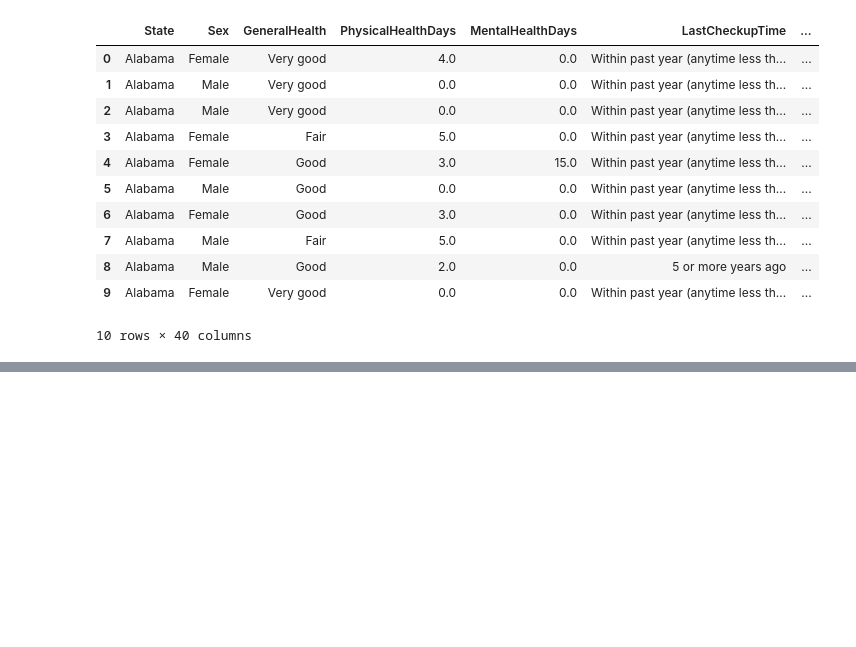
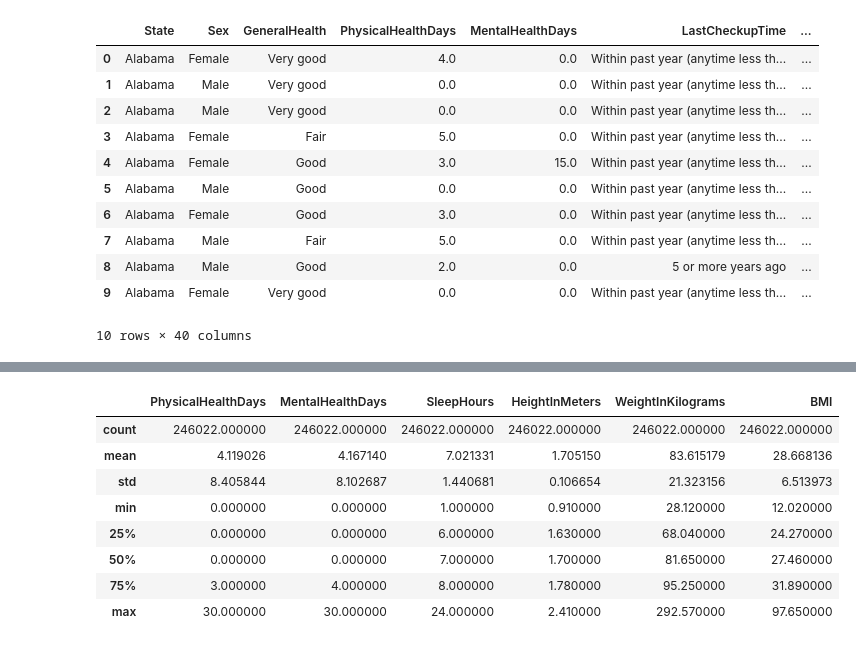
Before and after one commit to TromboneDavies/DataEngGroup8, a Jupyter notebook: HeartAttacks.ipynb, the cells around one changed output, grey strips where cells are left out. Cells and saved outputs as stored; diff of their text form; code cells hidden in the pictures; blank space fills up the shorter version.

```diff
--- a/HeartAttacks.ipynb
+++ b/HeartAttacks.ipynb
@@ -45,0 +82,12 @@ df.head(10)
+# %%
+df.describe()
+# %% [output]
+|  | PhysicalHealthDays | MentalHealthDays | SleepHours | HeightInMeters | WeightInKilograms | BMI |
+| count | 246022.000000 | 246022.000000 | 246022.000000 | 246022.000000 | 246022.000000 | 246022.000000 |
+| mean | 4.119026 | 4.167140 | 7.021331 | 1.705150 | 83.615179 | 28.668136 |
+| std | 8.405844 | 8.102687 | 1.440681 | 0.106654 | 21.323156 | 6.513973 |
+| min | 0.000000 | 0.000000 | 1.000000 | 0.910000 | 28.120000 | 12.020000 |
+| 25% | 0.000000 | 0.000000 | 6.000000 | 1.630000 | 68.040000 | 24.270000 |
+| 50% | 0.000000 | 0.000000 | 7.000000 | 1.700000 | 81.650000 | 27.460000 |
+| 75% | 3.000000 | 4.000000 | 8.000000 | 1.780000 | 95.250000 | 31.890000 |
+| max | 30.000000 | 30.000000 | 24.000000 | 2.410000 | 292.570000 | 97.650000 |
```
Also changed, not shown: parts of 8 cells of this notebook.
